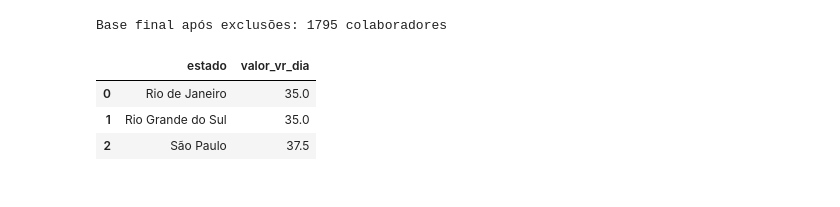
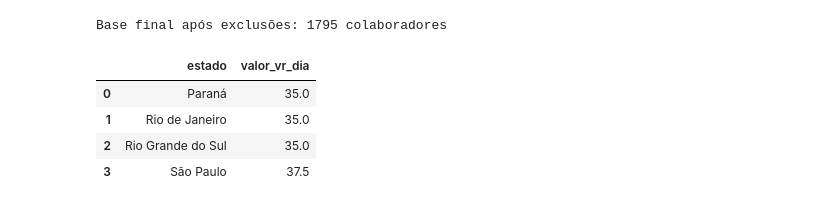
Before and after one commit to anamanuellar/iagents-jur, a Jupyter notebook: Desafio_4_VR_Agent_Colab.ipynb, the cells around one changed output. Cells and saved outputs as stored; diff of their text form; code cells hidden in the pictures.

```diff
--- a/Desafio_4_VR_Agent_Colab.ipynb
+++ b/Desafio_4_VR_Agent_Colab.ipynb
@@ -312,22 +327,23 @@ Base final após exclusões: 1795 colaboradores
 # %%
 # Leitura já renomeando
 valor_vr_pp = pd.read_excel(
     "/content/automacao_vr/Base sindicato x valor.xlsx",
-    header=1
+    header=0
 )
 
 # Renomeia as colunas manualmente
 valor_vr_pp.columns = ["estado", "valor_vr_dia"]
 
 # Remove linhas em branco
 valor_vr_pp = valor_vr_pp.dropna(subset=["estado", "valor_vr_dia"])
 
-valor_vr_pp.head()
+valor_vr_pp
 # %% [output]
 |  | estado | valor_vr_dia |
-| 0 | Rio de Janeiro | 35.0 |
-| 1 | Rio Grande do Sul | 35.0 |
-| 2 | São Paulo | 37.5 |
+| 0 | Paraná | 35.0 |
+| 1 | Rio de Janeiro | 35.0 |
+| 2 | Rio Grande do Sul | 35.0 |
+| 3 | São Paulo | 37.5 |
 # %%
 dias_uteis_pp
 # %% [output]
```
Also changed, not shown: parts of 14 cells of this notebook.
